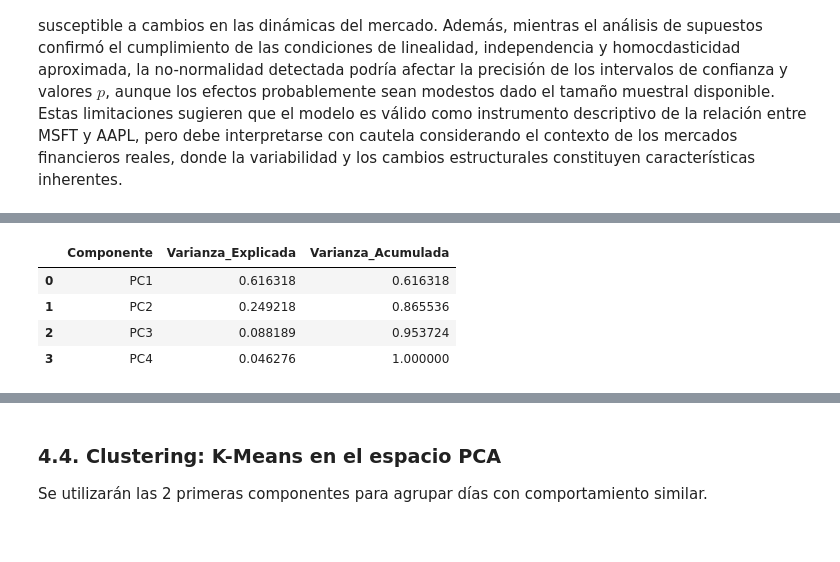
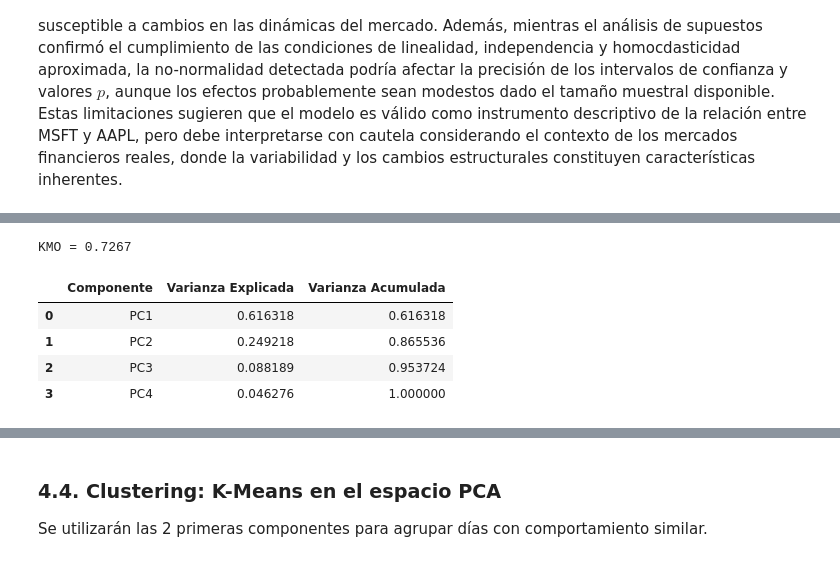
Before and after one commit to JuanCMath/Quantitative-Analysis-of-Financial-Markets, a Jupyter notebook: notebook/Notebook.ipynb, the cells around one changed output, grey strips where cells are left out. Drawn from its saved outputs; the diff is of its cells as text; code cells hidden in the pictures.

```diff
--- a/notebook/Notebook.ipynb
+++ b/notebook/Notebook.ipynb
@@ -1331,17 +1391,42 @@ Se aplicará PCA sobre rendimientos estandarizados.
+# %%
+def calculate_kmo(data):
+    """Calcula índice KMO global"""
+    corr = np.corrcoef(data.T)
+    corr_inv = np.linalg.inv(corr)
+
+    # Correlaciones parciales
+    p_matrix = np.zeros_like(corr)
+    for i in range(corr.shape[0]):
+        for j in range(corr.shape[1]):
+            if i != j:
+                p_matrix[i, j] = -corr_inv[i, j] / np.sqrt(corr_inv[i, i] * corr_inv[j, j])
+
+    # KMO global
+    num = np.sum(corr**2) - np.trace(corr**2)
+    denom = num + np.sum(p_matrix**2) - np.trace(p_matrix**2)
+    kmo_global = num / denom if denom != 0 else 0
+
+    return kmo_global
+
+kmo_global = calculate_kmo(X_scaled)
+
+print(f"KMO = {kmo_global:.4f}")
+# %% [output]
+KMO = 0.7267
 # %%
 # Nota: Se podría usar X_enhanced (con volatilidad móvil) en lugar de X
-# para capturar explícitamente regímenes de riesgo en el clustering posterior
+# para capturar explícitamente regímenes de riesgo en el clustering posterior.
 # Por ahora, usamos X estándar (solo con rendimientos) para un análisis inicial
 
 pca = PCA(n_components=min(4, X.shape[1]))
 Z = pca.fit_transform(X_scaled)
 
 explained = pca.explained_variance_ratio_
 pd.DataFrame({"Componente": [f"PC{i+1}" for i in range(len(explained))],
-              "Varianza_Explicada": explained,
-              "Varianza_Acumulada": np.cumsum(explained)})
+              "Varianza Explicada": explained,
+              "Varianza Acumulada": np.cumsum(explained)})
 # %% [output]
-|  | Componente | Varianza_Explicada | Varianza_Acumulada |
+|  | Componente | Varianza Explicada | Varianza Acumulada |
 | 0 | PC1 | 0.616318 | 0.616318 |
 | 1 | PC2 | 0.249218 | 0.865536 |
 | 2 | PC3 | 0.088189 | 0.953724 |
```
Also changed, not shown: parts of 13 cells of this notebook.
